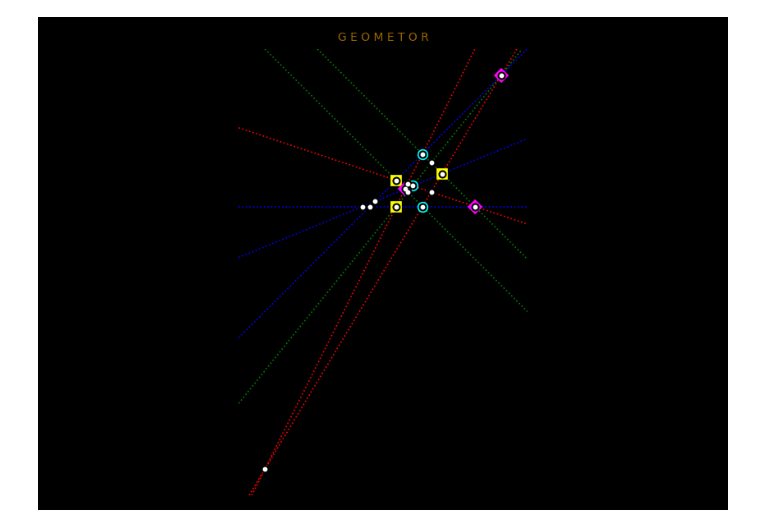
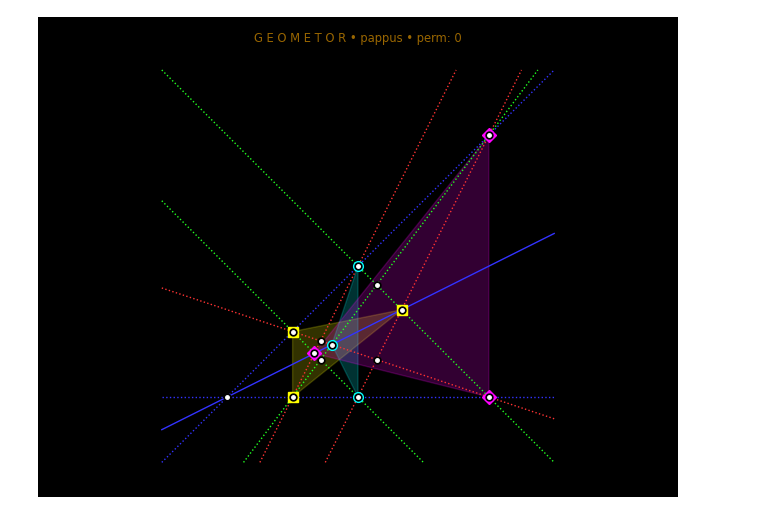
Before and after one commit to geometor/explorer-notebooks, a Jupyter notebook: pappus_2.ipynb, the cells around one changed output. Drawn from its saved outputs; the diff is of its cells as text; code cells hidden in the pictures.

Commit message:
first set of pappus renderings

```diff
--- a/pappus_2.ipynb
+++ b/pappus_2.ipynb
@@ -1,6 +1,7 @@
 # %%
 %run run.py
 from geometor.pappus import *
+from itertools import permutations
 
 %matplotlib widget
 
@@ -12,39 +13,64 @@ x_val = 3
 A.append( add_point( point(x_val, 0, classes=['A', 'diamond']) ) )
 line_a.pts.append(A[-1])
 
-B.append( add_point( point(0, 1, classes=['B', 'square']) ) )
-B.append( add_point( point(1, 2, classes=['B', 'circle']) ) )
-# B.append( add_point( point(1, 1, classes=['B', 'square']) ) )
-# B.append( add_point( point(0, 1, classes=['B', 'circle']) ) )
+B.append( add_point( point(0, 1, classes=['B']) ) )
+B.append( add_point( point(1, 2, classes=['B']) ) )
 line_b = line(B[0], B[1], classes=['blue'])
 add_element(line_b)
-x_val = 4
+x_val = 3
 y_val = line_get_y(line_b, x_val)
-B.append( add_point( point(x_val, y_val, classes=['B', 'diamond']) ) )
+B.append( add_point( point(x_val, y_val, classes=['B']) ) )
 line_b.pts.append(B[-1])
 
-# from itertools import permutations
-# B_perms = list(permutations(B))
+B_perms = list(permutations(B))
 
-# B = B_perms[4]
+perm_id = 0
+B = B_perms[perm_id]
 # print(B)
 
-set_meet(0, 1)
-set_meet(1, 2)
-set_meet(2, 0)
+# add pt types based on new permuation order
+print('B points:')
+for i, pt in enumerate(B):
+    pt.classes.append(types[i])
+    print(i, pt, pt.classes)
+
+set_meet(0, 1, A, B)
+set_meet(1, 2, A, B)
+set_meet(2, 0, A, B)
 
 meets = get_pts_by_class('meet')
 
-pappus_line = line(meets[0], meets[1], classes=['blue', 'pappus'])
+if len(meets) >= 2:
+    pappus_line = line(meets[0], meets[1], classes=['blue', 'pappus'])
+    add_element(pappus_line)
+else:
+    print('no pappus line')
 if len(meets) == 3:
     pappus_line.pts.append(meets[2])
-add_element(pappus_line)
+    print('collinear: ', sp.Point.is_collinear(*meets))
+
 
 
 limx, limy = get_limits_from_points(pts)
 bounds = set_bounds(limx, limy)
 
-plt_init(limx, limy)
+# plt.cla()
+mp.style.use('dark_background')
+fig, ax = plt.subplots()
+
+# plt_init(limx, limy)
+plt.figure(num=1, figsize=(7.0, 5.0), dpi=150)
+plt.gca().set_aspect('equal')
+
+# if limx:
+#     plt.gca().set_xlim(limx[0], limx[1])
+# if limy:
+#     plt.gca().set_ylim(limy[0], limy[1])
+
+title = f'G E O M E T O R • pappus • perm: {perm_id}'
+plt.gca().set_title(title, fontdict={'color': '#960', 'size':'small'})
+plt.axis(False)
+plt.tight_layout()
 
 plot_elements(elements, bounds)
 
@@ -53,9 +79,39 @@ plot_points(get_pts_by_class('square'), **classes['square'], add_to_cursors=Fals
 plot_points(get_pts_by_class('diamond'), **classes['diamond'], add_to_cursors=False)
 plot_points(pts)
 
-print(f'pappus points:')
-for pt in meets:
-    print(pt.x, pt.y)
+filename = f'pappus/line-{perm_id}.png'
+plt.savefig(filename, dpi=300)
 
-print('   collinear: ', sp.Point.is_collinear(*meets))
+
+triangle_sq = polygon(get_pts_by_class('square'))
+if isinstance(triangle_sq, spg.Triangle):
+    plot_polygon(triangle_sq, color='#FF03')
+    print(f'squares area: {triangle_sq.area}')
+else:
+    plot_segment2(triangle_sq, color='#FF09', marker='')
+
+triangle_cir = polygon(get_pts_by_class('circle'))
+if isinstance(triangle_cir, spg.Triangle):
+    plot_polygon(triangle_cir, color='#0FF3')
+    print(f'circles area: {triangle_cir.area}')
+else:
+    plot_segment2(triangle_cir, color='#0FF9', marker='')
+
+triangle_dia = polygon(get_pts_by_class('diamond'))
+if isinstance(triangle_dia, spg.Triangle):
+    plot_polygon(triangle_dia, color='#F0F3')
+    print(f'diamonds area: {triangle_dia.area}')
+else:
+    plot_segment2(triangle_dia, color='#F0F9', marker='')
+
+filename = f'pappus/line-{perm_id}-tri.png'
+plt.savefig(filename, dpi=300)
+
+
+print('points: ', len(pts))
+for pt in pts:
+    print(f'{str(pt.x): >8} {str(pt.y): >8} {pt.classes} {[el.coefficients for el in pt.parents]}')
+print('elements: ', len(elements))
+for el in elements:
+    print(f'{el.coefficients} {el.classes} ')
 # %% [output]
@@ -67 +135 @@ pappus points:
-[figure, old version]
+[figure, new version]
```
Also changed, not shown: parts of 6 cells of this notebook, 20 other files.
